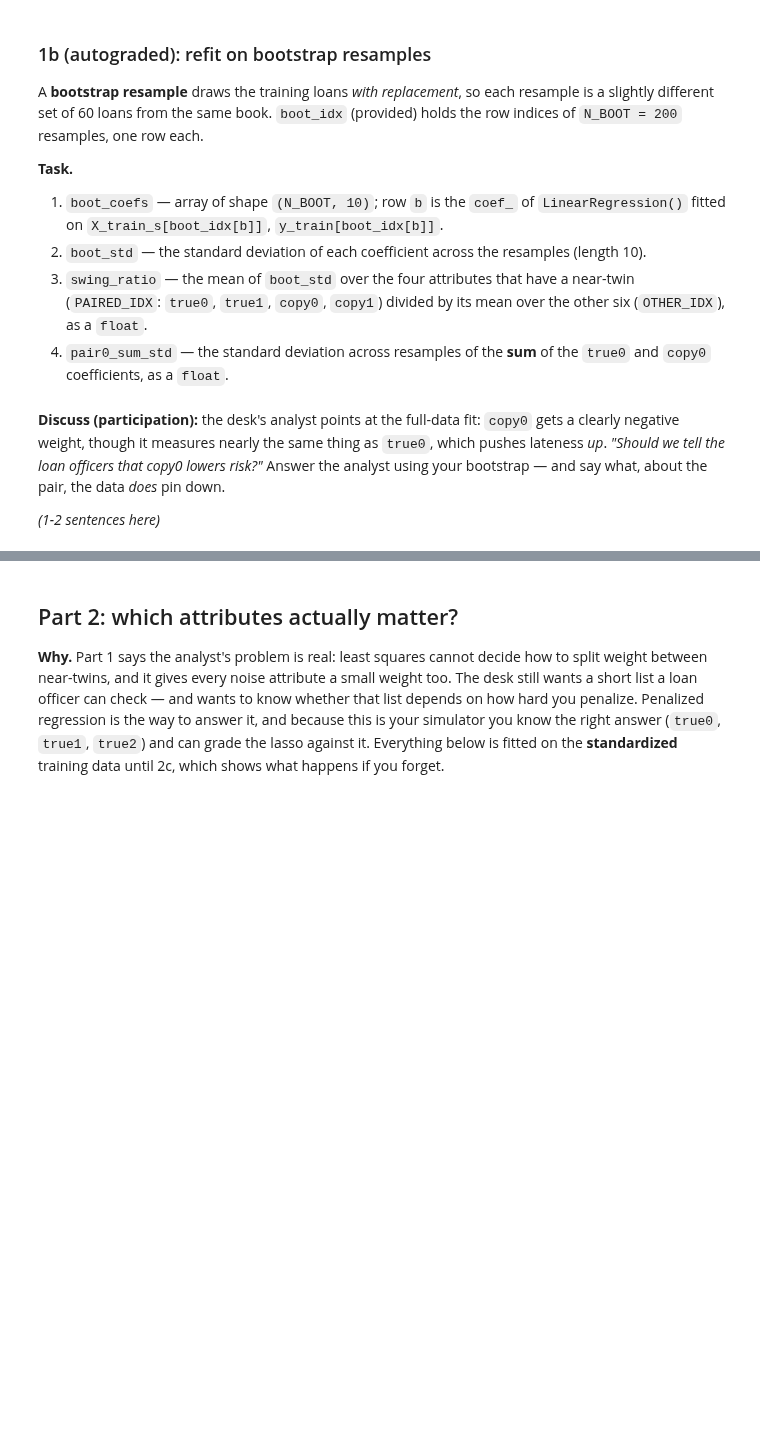
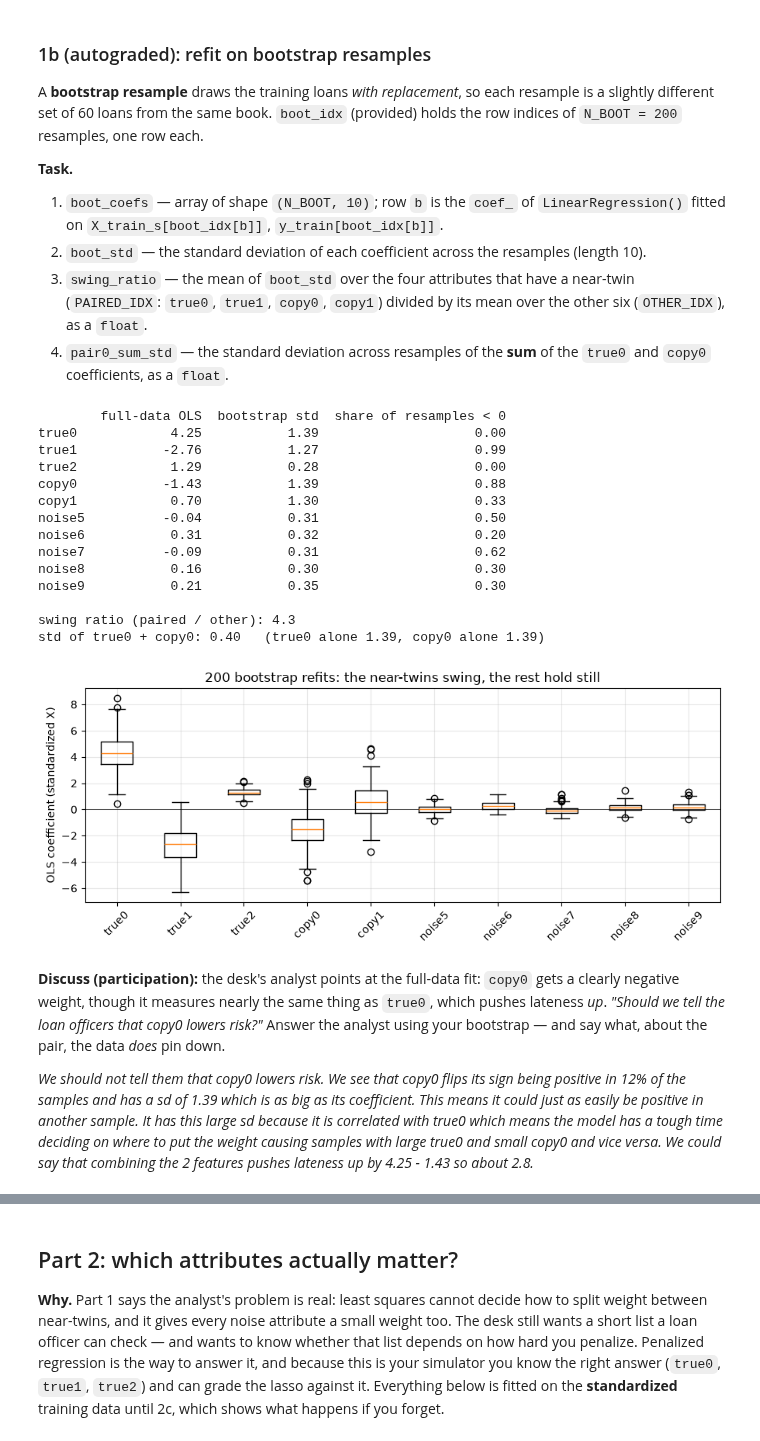
Before and after one commit to TrentRice/DS701-Materials-FA26, a Jupyter notebook: class_activity_notebooks/11B-InClass-Exercise-Regularization-A1/11B-InClass-Exercise-Regularization-A1.ipynb, the cells around one changed output, grey strips where cells are left out. Saved outputs shown, nothing was run; the diff lists cells and outputs as text; code cells hidden in the pictures; blank space fills up the shorter version.

```diff
--- a/class_activity_notebooks/11B-InClass-Exercise-Regularization-A1/11B-InClass-Exercise-Regularization-A1.ipynb
+++ b/class_activity_notebooks/11B-InClass-Exercise-Regularization-A1/11B-InClass-Exercise-Regularization-A1.ipynb
@@ -184,33 +195,49 @@ indices of `N_BOOT = 200` resamples, one row each.
 # %%
 N_BOOT = 200
 boot_rng = np.random.default_rng(SEED)
 boot_idx = boot_rng.integers(0, len(y_train), size=(N_BOOT, len(y_train)))
 PAIRED_IDX, OTHER_IDX = [0, 1, 3, 4], [2, 5, 6, 7, 8, 9]
 
-boot_coefs = ...
-boot_std = ...
-swing_ratio = ...
-pair0_sum_std = ...
+boot_coefs = np.array([LinearRegression().fit(X_train_s[bi], y_train[bi]).coef_ for bi in boot_idx])
+boot_std = np.std(boot_coefs, axis=0)
+swing_ratio = (boot_std[PAIRED_IDX].mean() / boot_std[OTHER_IDX].mean())
+pair0_sum_std = np.std(boot_coefs[:, 0] + boot_coefs[:, 3])
 
 ols_full = LinearRegression().fit(X_train_s, y_train)
 print(pd.DataFrame({"full-data OLS": ols_full.coef_, "bootstrap std": boot_std,
                     "share of resamples < 0": (boot_coefs < 0).mean(axis=0)},
                    index=FEATURES).round(2).to_string())
 print(f"\nswing ratio (paired / other): {swing_ratio:.1f}")
 print(f"std of true0 + copy0: {pair0_sum_std:.2f}   (true0 alone {boot_std[0]:.2f}, copy0 alone {boot_std[3]:.2f})")
 
 plt.figure(figsize=(9, 3.8))
 plt.boxplot(boot_coefs)
 plt.axhline(0, color="k", lw=0.5)
 plt.xticks(range(1, len(FEATURES) + 1), FEATURES, rotation=45); plt.ylabel("OLS coefficient (standardized X)")
 plt.title(f"{N_BOOT} bootstrap refits: the near-twins swing, the rest hold still"); plt.grid(alpha=0.3)
 plt.tight_layout(); plt.show()
+# %% [output]
+        full-data OLS  bootstrap std  share of resamples < 0
+true0            4.25           1.39                    0.00
+true1           -2.76           1.27                    0.99
+true2            1.29           0.28                    0.00
+copy0           -1.43           1.39                    0.88
+copy1            0.70           1.30                    0.33
+noise5          -0.04           0.31                    0.50
+noise6           0.31           0.32                    0.20
+noise7          -0.09           0.31                    0.62
+noise8           0.16           0.30                    0.30
+noise9           0.21           0.35                    0.30
+
+swing ratio (paired / other): 4.3
+std of true0 + copy0: 0.40   (true0 alone 1.39, copy0 alone 1.39)
+[figure, added]
 # %% [markdown]
 **Discuss (participation):** the desk's analyst points at the full-data fit: `copy0` gets a
 clearly negative weight, though it measures nearly the same thing as `true0`, which pushes
 lateness *up*. *"Should we tell the loan officers that copy0 lowers risk?"* Answer the analyst
 using your bootstrap — and say what, about the pair, the data *does* pin down.
 
-*(1-2 sentences here)*
+*We should not tell them that copy0 lowers risk. We see that copy0 flips its sign being positive in 12% of the samples and has a sd of 1.39 which is as big as its coefficient. This means it could just as easily be positive in another sample. It has this large sd because it is correlated with true0 which means the model has a tough time deciding on where to put the weight causing samples with large true0 and small copy0 and vice versa. We could say that combining the 2 features pushes lateness up by 4.25 - 1.43 so about 2.8.*
 # %%
 grader.check("q2")
```
Also changed, not shown: parts of 12 cells of this notebook.
